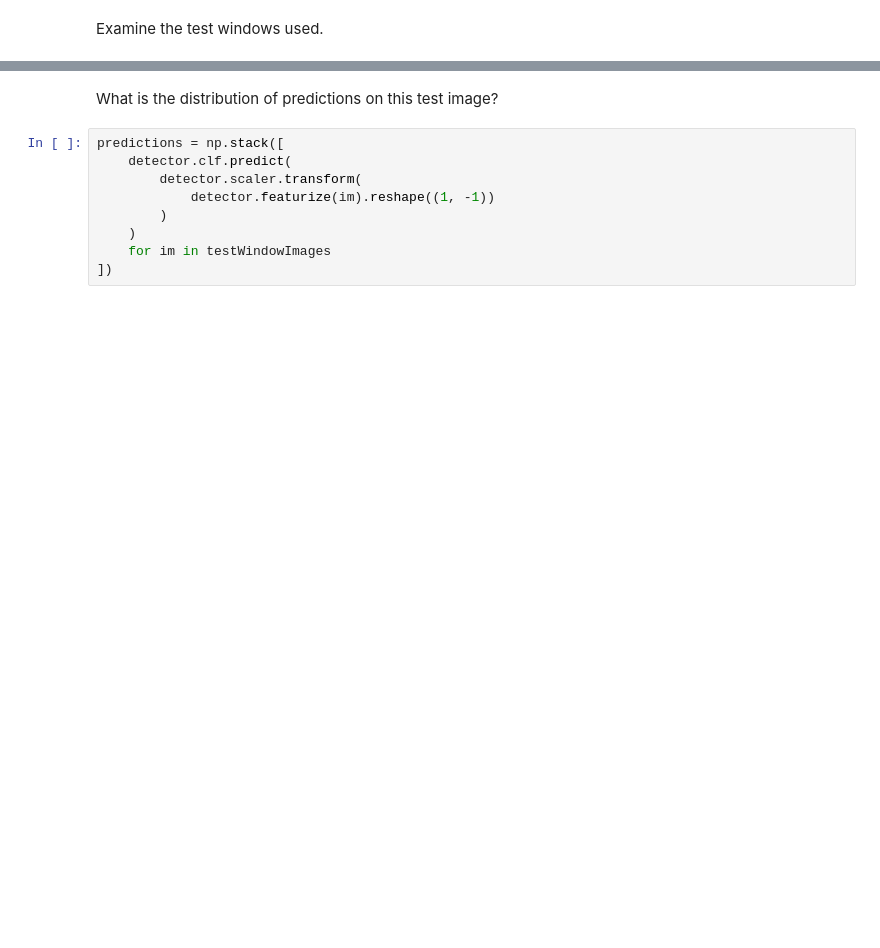
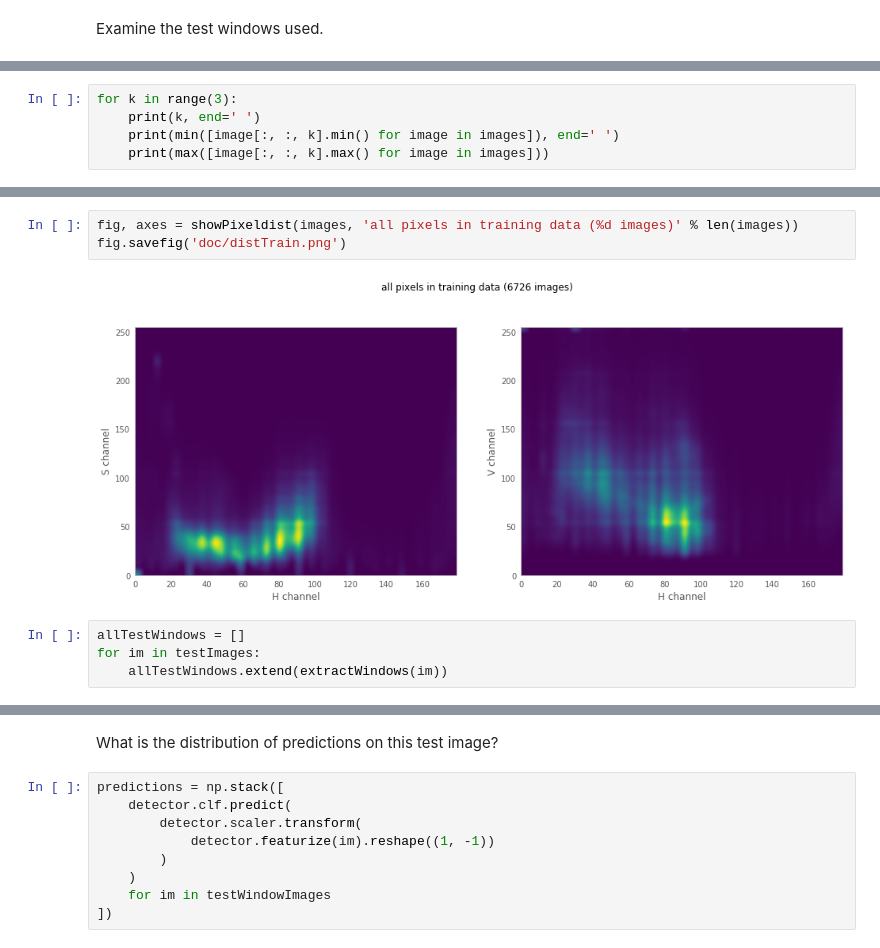
Before and after one commit to tsbertalan/vehicleDetection, a Jupyter notebook: Vehicle Detection - detector object.ipynb, the cells around one changed output, grey strips where cells are left out. Saved outputs shown, nothing was run; the diff lists cells and outputs as text; blank space fills up the shorter version.

```diff
--- a/Vehicle Detection - detector object.ipynb
+++ b/Vehicle Detection - detector object.ipynb
@@ -299,0 +276,5 @@ testWindowImages = [
+# %%
+for k in range(3):
+    print(k, end=' ')
+    print(min([image[:, :, k].min() for image in images]), end=' ')
+    print(max([image[:, :, k].max() for image in images]))
@@ -299,0 +340,9 @@ testWindowImages = [
+# %%
+fig, axes = showPixeldist(images, 'all pixels in training data (%d images)' % len(images))
+fig.savefig('doc/distTrain.png')
+# %% [output]
+[figure, added]
+# %%
+allTestWindows = []
+for im in testImages:
+    allTestWindows.extend(extractWindows(im))
```
Also changed, not shown: parts of 34 cells of this notebook, 7 other files.
